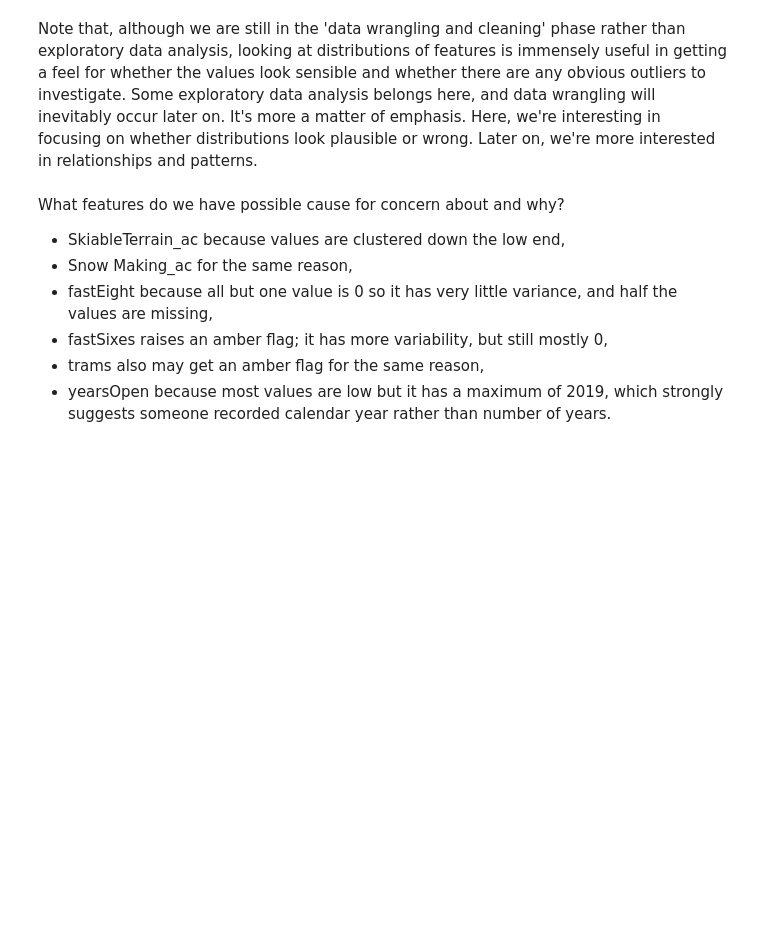
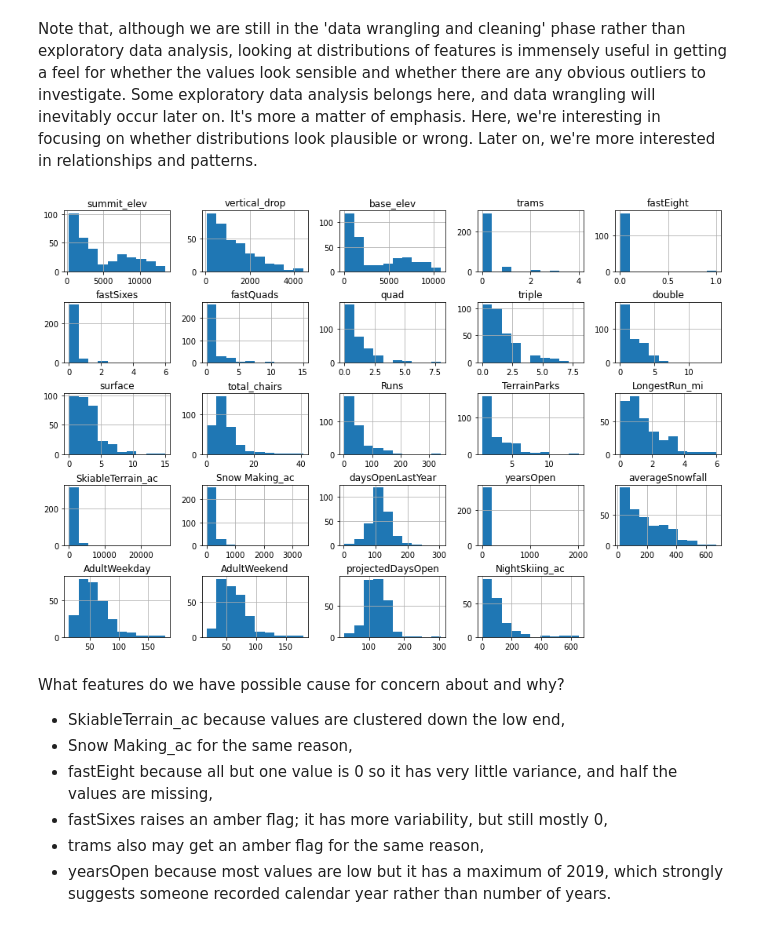
Before and after one commit to cabruck/DataScienceGuidedCapstone, a Jupyter notebook: Notebooks/02_data_wrangling.ipynb, the cells around one changed output. Cells and saved outputs as stored; diff of their text form; code cells hidden in the pictures; blank space fills up the shorter version.

```diff
--- a/Notebooks/02_data_wrangling.ipynb
+++ b/Notebooks/02_data_wrangling.ipynb
@@ -531,12 +549,14 @@ Note that, although we are still in the 'data wrangling and cleaning' phase rath
 # %%
 #Code task 18#
 #Call ski_data's `hist` method to plot histograms of each of the numeric features
 #Try passing it an argument figsize=(15,10)
 #Try calling plt.subplots_adjust() with an argument hspace=0.5 to adjust the spacing
 #It's important you create legible and easy-to-read plots
-ski_data.___(___)
-#plt.subplots_adjust(hspace=___);
+ski_data.hist(figsize=(15,10))
+plt.subplots_adjust(hspace=0.5);
 #Hint: notice how the terminating ';' "swallows" some messy output and leads to a tidier notebook
+# %% [output]
+[figure, added]
 # %% [markdown]
 What features do we have possible cause for concern about and why?
 
```
Also changed, not shown: parts of 44 cells of this notebook, 2 other files.
